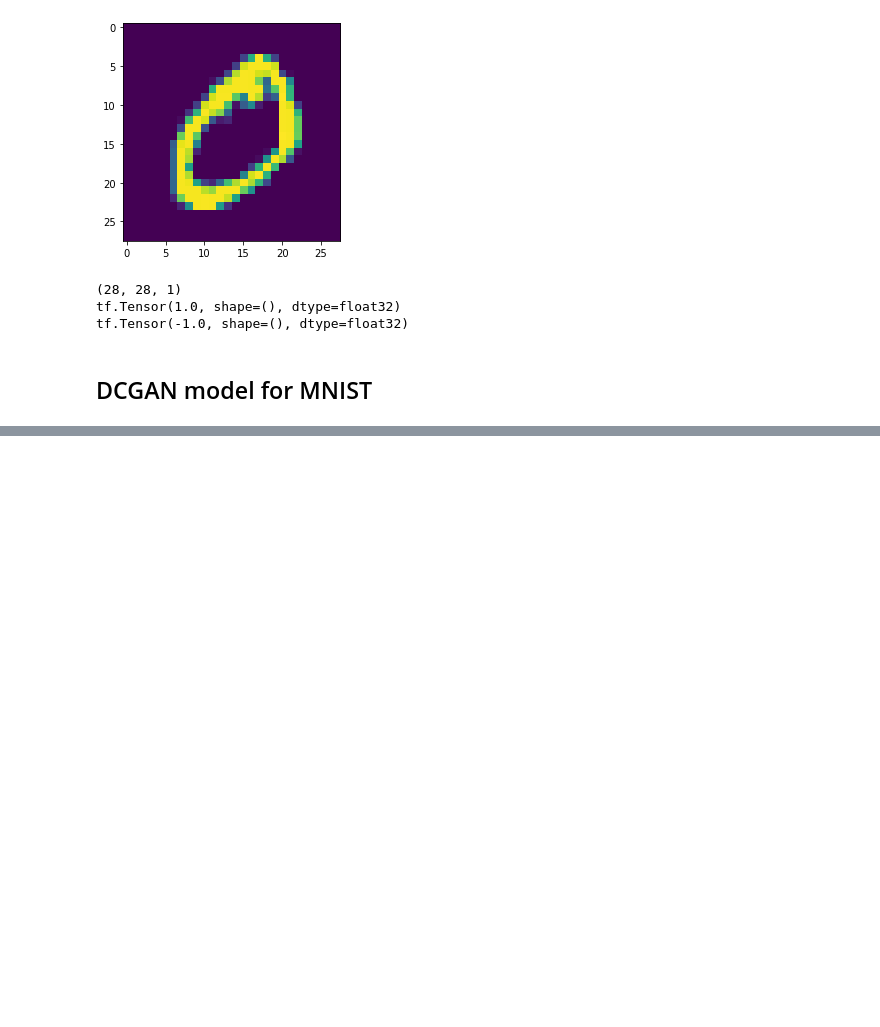
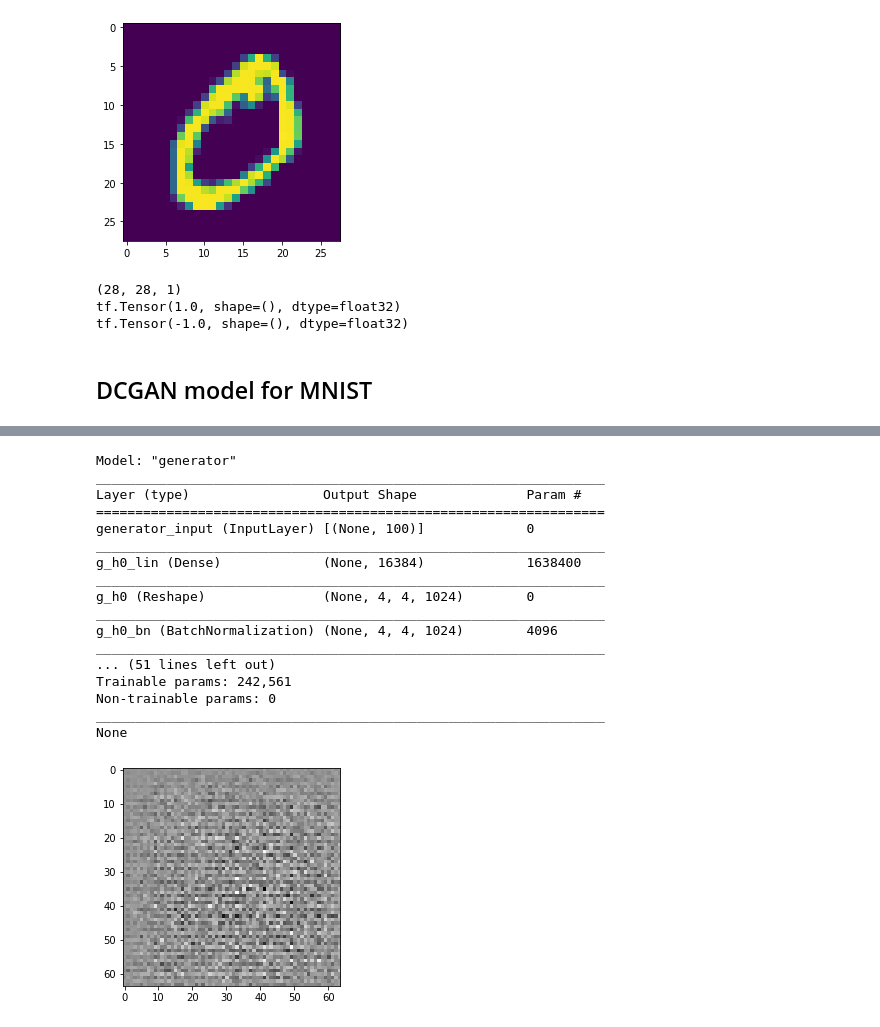
Before and after one commit to DiogorPinheiro/Cool_GANs_Fake_Celebrities, a Jupyter notebook: notebooks/main.ipynb, the cells around one changed output, grey strips where cells are left out. Drawn from its saved outputs; the diff is of its cells as text; code cells hidden in the pictures; blank space fills up the shorter version.

```diff
--- a/notebooks/main.ipynb
+++ b/notebooks/main.ipynb
@@ -463,0 +576,46 @@ tf.Tensor([[0.00090642]], shape=(1, 1), dtype=float32)
+# %%
+with open("config_paper.yml", 'r') as stream:
+    try:
+        cfg = yaml.safe_load(stream)
+    except yaml.YAMLError as exc:
+        print(exc)
+
+input_shape = (100,)
+output_shape = (64, 64, 3)
+
+
+dcgan = DCGAN(input_shape=input_shape, name="my_dcgan", **cfg)
+
+generator = dcgan.make_generator(input_shape, output_shape)
+
+print(generator.summary())
+
+noise = tf.random.normal([1, 100])
+generated_image = generator(noise, training=False)
+
+plt.imshow(generated_image[0, :, :, 0], cmap='gray')
+
+discriminator = dcgan.make_discriminator(output_shape)
+decision = discriminator(generated_image)
+print(decision)
+
+print(discriminator.summary())
+# %% [output]
+Model: "generator"
+_________________________________________________________________
+Layer (type)                 Output Shape              Param #
+=================================================================
+generator_input (InputLayer) [(None, 100)]             0
+_________________________________________________________________
+g_h0_lin (Dense)             (None, 16384)             1638400
+_________________________________________________________________
+g_h0 (Reshape)               (None, 4, 4, 1024)        0
+_________________________________________________________________
+g_h0_bn (BatchNormalization) (None, 4, 4, 1024)        4096
+_________________________________________________________________
+... (51 lines left out)
+Trainable params: 242,561
+Non-trainable params: 0
+_________________________________________________________________
+None
+[figure, added]
```
Also changed, not shown: parts of 7 cells of this notebook, 4 other files.
